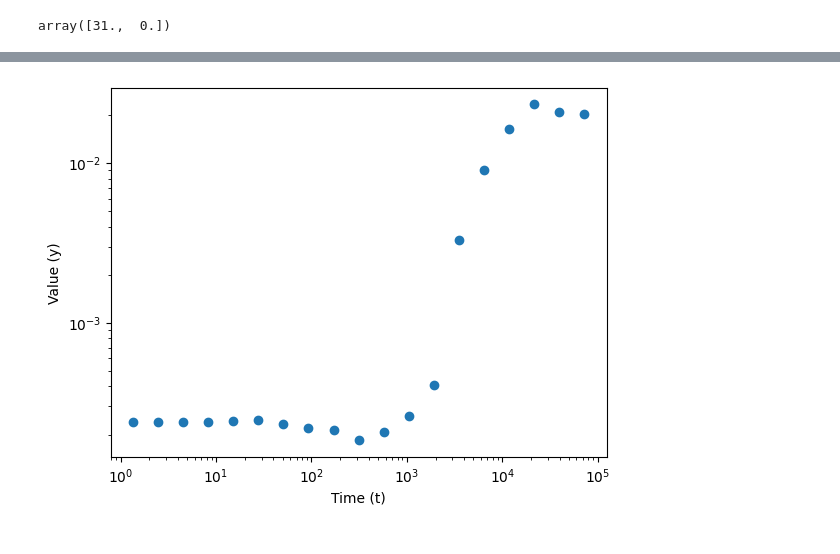
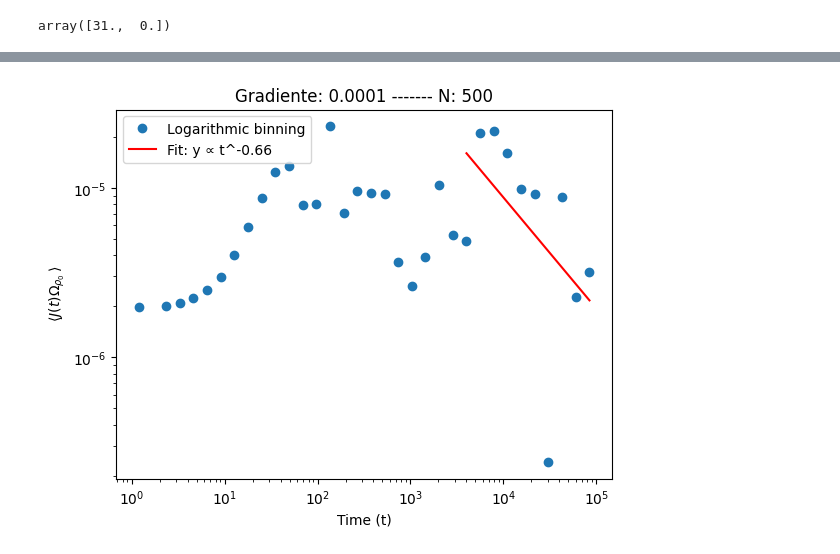
Before and after one commit to vdiflorio/1Dchain, a Jupyter notebook: hist.ipynb, the cells around one changed output, grey strips where cells are left out. Drawn from its saved outputs; the diff is of its cells as text; code cells hidden in the pictures.

```diff
--- a/hist.ipynb
+++ b/hist.ipynb
@@ -262,9 +262,9 @@ def read_conditions(filename, num_condizioni, neq):
     return condizioni
 
 
-filename = "condizioni_80.bin"
-num_condizioni = 10000  # Numero di condizioni da leggere
-N=80
+filename = "lepri_chain/condizioni_50.bin"
+num_condizioni = 20  # Numero di condizioni da leggere
+N=50
 dim=1
 neq= (N+2)*2*dim + 2
 
@@ -279,9 +279,12 @@ import matplotlib.pyplot as plt
 
 # Supponendo che `cond_t` sia già definito
 # Estrai solo le colonne di `x` per ciascuna catena
-x_values = cond_t[:, ::2]  # Prende solo le colonne alternate, che sono i valori `x`
+x_values = cond_t[:, :-2:2]  # Prende solo le colonne alternate, che sono i valori `x`
+
 p_values=np.concatenate(cond_t[:, 3:-2:2])
-xival=np.concatenate(cond_t[:, -2:])
+print(x_values[0])
+
+#xival=np.concatenate(cond_t[:, -2:])
 # Calcola le differenze tra valori successivi di `x` per ciascuna catena (prima dimensione)
 diff_x_all = [np.diff(x_chain) for x_chain in x_values]
 
@@ -289,7 +292,7 @@ diff_x_all = [np.diff(x_chain) for x_chain in x_values]
 diff_x_all = np.concatenate(diff_x_all)
 
 # Crea l'istogramma delle differenze
-plt.hist(xival, bins=40, density=True, alpha=0.7, color='blue')
+plt.hist(p_values, bins=40, density=True, alpha=0.7, color='blue')
 
 def energy(x, a, b):
     return x**2/2#(x-1)**2/2 + a * (x-1)**3/3 + b * (x-1)**4/4
@@ -303,10 +306,10 @@ density_vals = density(x_vals, 0, 1, 1)
 density_vals /= np.trapz(density_vals, x_vals)  # Normalize the density
 
 # Step 5: Plot the density function
-plt.plot(x_vals, density_vals, color='red', linewidth=2, label='Energy-based Density')
+# plt.plot(x_vals, density_vals, color='red', linewidth=2, label='Energy-based Density')
 
 # Add labels and legend
-plt.xlabel('Difference between consecutive positions')
+plt.xlabel('Momentum')
 plt.ylabel('Probability Density')
 plt.title('Histogram of Momenta with Energy-based Density')
 plt.legend()
@@ -390,7 +402,7 @@ for file_name in file_list_tcf:
             # Semidispersion (set to 0 for now)
             max_pos=np.argmax(data[:100000, 0]/deltaT)
 
-            if deltaT_N_ratio==0.001 and N==500:
+            if N==500:
                 #print(N)
 
 
@@ -407,27 +419,75 @@ for file_name in file_list_tcf:
 
                 # df = pd.DataFrame(data[0:100000, 0], columns=["values"])
                 size_data=len(data[:,0])
-                t = np.linspace(1, size_data-max_pos//2, size_data-max_pos//2)
-                y = np.abs(data[max_pos//2:, 1])
+                # t = np.linspace(1, size_data-max_pos-10, size_data-max_pos-10)
+                # y = data[max_pos+10:, 0]
+                t = np.linspace(1, size_data, size_data)
+                y = data[:, 0]
+
+
 
                 # Logarithmic binning
                 base=2
-                bins = np.logspace(np.emath.logn(base,min(t)), np.emath.logn(base,max(t)), num=20, base=base)
+                bins = np.logspace(np.emath.logn(base,min(t)), np.emath.logn(base,max(t)), num=35, base=base)
                 bin_centers = np.sqrt(bins[:-1] * bins[1:])
-                binned_y = [np.mean(y[(t >= bins[i]) & (t < bins[i+1])]) for i in range(len(bins) - 1)]
-                print(bins)
+                binned_y = np.array([np.mean(y[(t >= bins[i]) & (t < bins[i+1])]) for i in range(len(bins) - 1)])
+                valid_indices = ~np.isnan(binned_y)
+                binned_y = binned_y[valid_indices]
+                bin_centers = bin_centers[valid_indices]
 
                 # Plot
                 #plt.loglog(t, y, alpha=0.3, linestyle=None, label="Raw data")
-                plt.loglog(bin_centers, binned_y, marker='o', linestyle='None', label="Logarithmic binning")
+                plt.loglog(bin_centers, np.abs(binned_y), marker='o', linestyle='None', label="Logarithmic binning")
                 plt.xlabel("Time (t)")
                 plt.ylabel("Value (y)")
-                log_mid = np.log10(max(t)) / 2 + np.log10(min(t)) / 2
-                mid = 10**log_mid  # Converte di nuovo in valore lineare
+                plt.title("Gradiente: "+str(deltaT_N_ratio)+" ------- N: "+str(N))
 
-                # Crea un intervallo di tempo da metà in scala logaritmica fino a max(t)
-                t_comparative = np.logspace(np.log10(mid), np.log10(max(t)), 1000)
-                y_comparative = 10000 / (t_comparative)
+                num_points_fit = 10  # Numero di punti da considerare per il fit lineare
+                log_t = np.log10(bin_centers)
+                log_y = np.log10(np.abs(binned_y))
+
+                # Considera solo gli ultimi punti
+                log_t_fit = log_t[-num_points_fit:]
+                log_y_fit = log_y[-num_points_fit:]
+                print(log_t_fit)
+                # Fit lineare
+                coefficients = np.polyfit(log_t_fit, log_y_fit, 1)  # Retta in log-log
+
+                slope, intercept = coefficients
+                print(f"Pendenza (slope): {slope}, Intercetta (intercept): {intercept}")
+
+                # Genera la retta del fit
+                log_t_line = np.linspace(log_t_fit.min(), log_t_fit.max(), 100)
+                log_y_line = slope * log_t_line + intercept
+
+                # Plotta la retta del fit
+                plt.loglog(10**log_t_line, 10**log_y_line, linestyle='-', color='red', label=f"Fit: y ∝ t^{slope:.2f}")
+
+                # Dettagli del grafico
+                plt.xlabel("Time (t)")
+                plt.ylabel(r"$\,\langle J(t) \Omega_{\rho_0}\,\rangle$")
+                plt.legend()
+                plt.show()
+                bin_widths = np.diff(bins)[valid_indices]
+
+                # Integral of original time series
+                integral_original = np.cumsum(np.gradient(t) * y)
+
+                # Integral of binned data
+                integral_binned = np.cumsum(np.array(binned_y) * bin_widths)
+                plt.loglog(t, integral_original, label='Integral of Original Time Series', alpha=0.8)
+                plt.step(bin_centers, integral_binned, where='mid', color='red', label='Integral of Binned Data', alpha=0.8)
+
+                plt.xlabel('Time (log scale)')
+                plt.ylabel('Cumulative Integral')
+                plt.title('Integral Functions: Original vs. Binned Data')
+                plt.legend()
+                plt.grid(True, which='both', linestyle='--', alpha=0.5)
+                plt.show()
+
+
+
+
 
 # Traccia la linea comparativa
                 #plt.loglog(t_comparative, y_comparative, label="Comparative line (1/(0.01 * t))", color="blue", linestyle='-', linewidth=2)
@@ -578 +636 @@ for ratio in np.unique(deltaT_N_ratios):
-[figure, old version]
+[figure, new version]
```
Also changed, not shown: parts of 3 cells of this notebook, 3 other files.
